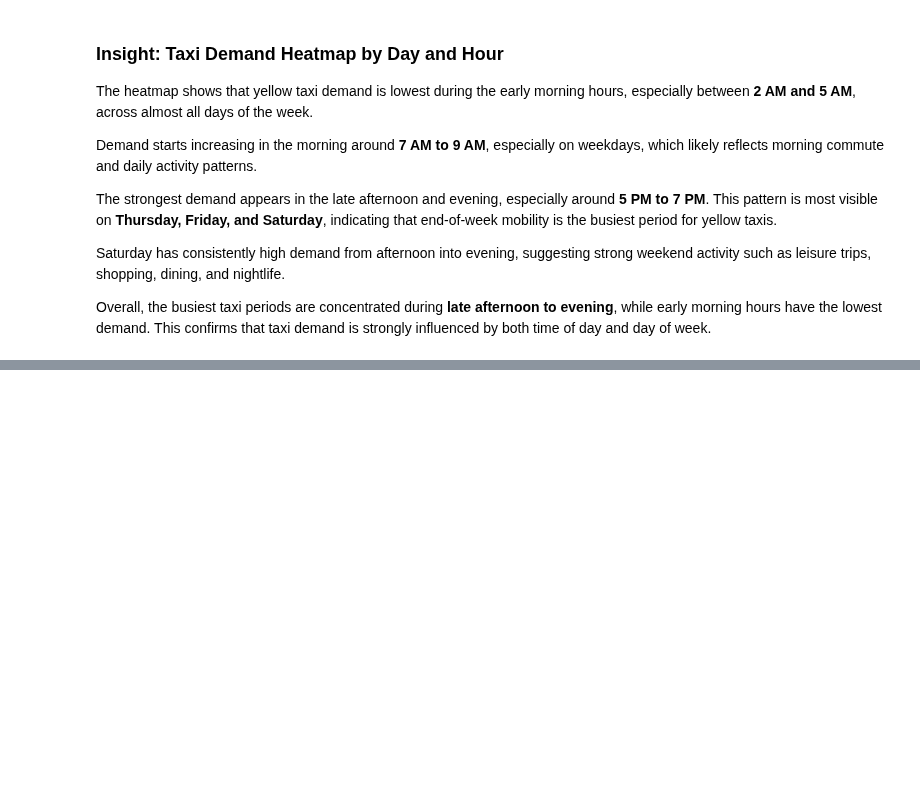
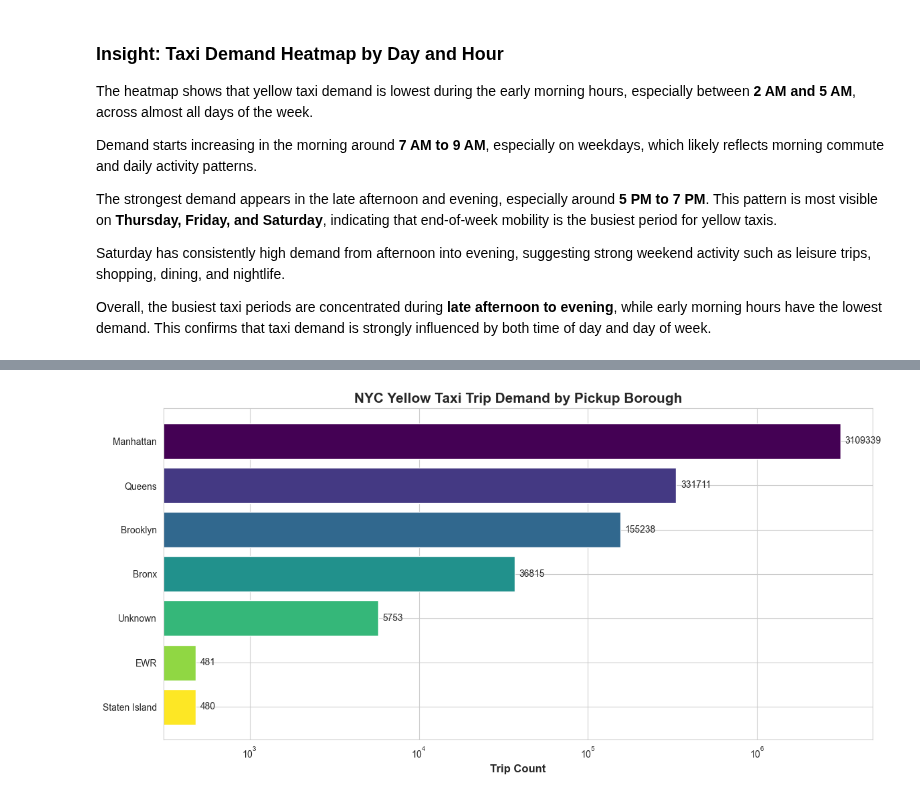
Before and after one commit to fathirrizkifadillah/NYC-Yellow-Taxi-Trip-Analysis, a Jupyter notebook: main.ipynb, the cells around one changed output, grey strips where cells are left out. Drawn from its saved outputs; the diff is of its cells as text; code cells hidden in the pictures; blank space fills up the shorter version.

Commit message:
3.4 and 3.5, pickup and dropoff borough

```diff
--- a/main.ipynb
+++ b/main.ipynb
@@ -747,0 +750,10 @@ Overall, the busiest taxi periods are concentrated during **late afternoon to ev
+# %%
+pickup_borough_trips = (
+    df_eda
+    .groupby("pickup_borough")
+    .size()
+    .reset_index(name="trip_count")
+    .sort_values("trip_count", ascending=False)
+)
+
+pickup_borough_trips
@@ -747,0 +769,27 @@ Overall, the busiest taxi periods are concentrated during **late afternoon to ev
+# %%
+plt.figure(figsize=(12,6))
+
+colors = plt.cm.viridis(np.linspace(0,1, len(pickup_borough_trips)))
+
+barh = plt.barh(
+    y=pickup_borough_trips['pickup_borough'],
+    width=pickup_borough_trips['trip_count'],
+    color=colors
+)
+
+plt.title("NYC Yellow Taxi Trip Demand by Pickup Borough",
+          fontsize=15,
+          fontweight='bold')
+
+plt.xscale('log')
+plt.xlabel("Trip Count", fontsize=12, fontweight='bold')
+plt.bar_label(barh, fmt="%.0f", padding=5)
+plt.gca().invert_yaxis()
+plt.tight_layout()
+
+filepath = os.path.join("img",
+                        "NYC_Yellow_Taxi_Trip_Demand_by_Pickup_Borough.png")
+plt.savefig(filepath, dpi=300, bbox_inches='tight', facecolor='white')
+plt.show()
+# %% [output]
+[figure, added]
```
Also changed, not shown: parts of 6 cells of this notebook, 2 other files.
